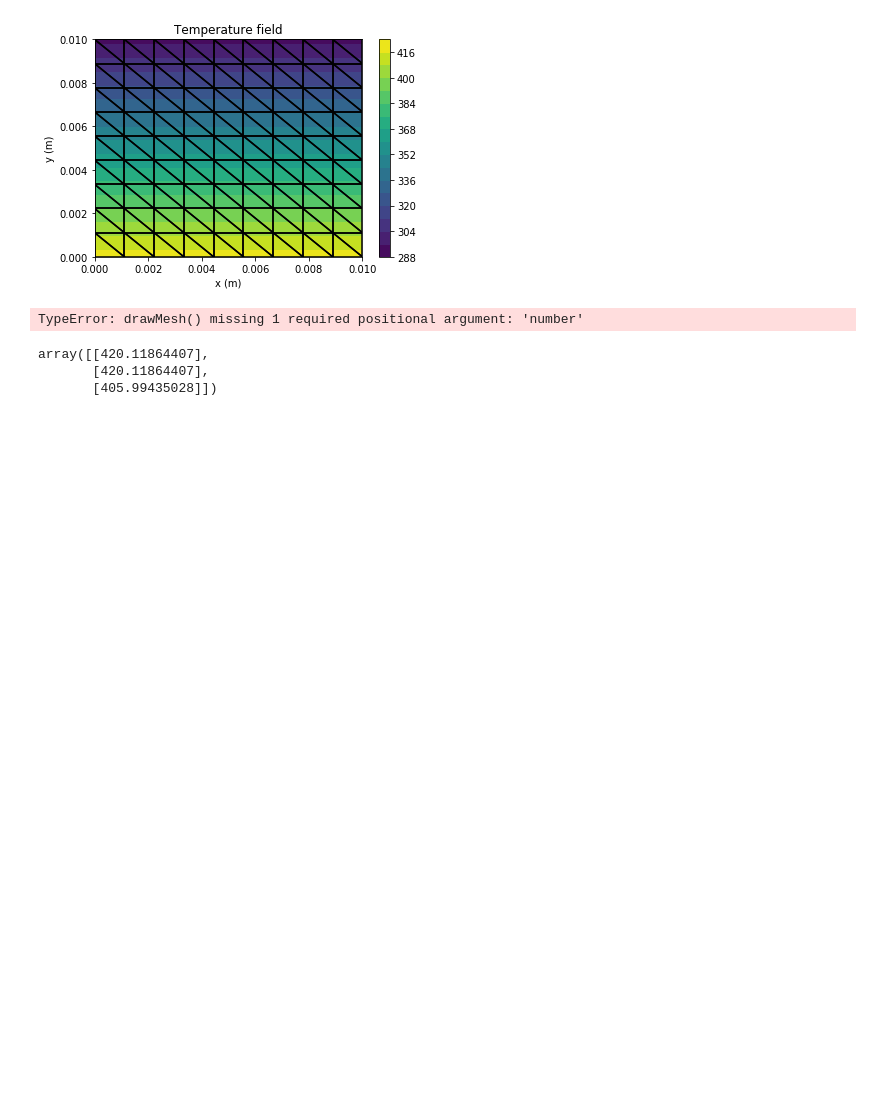
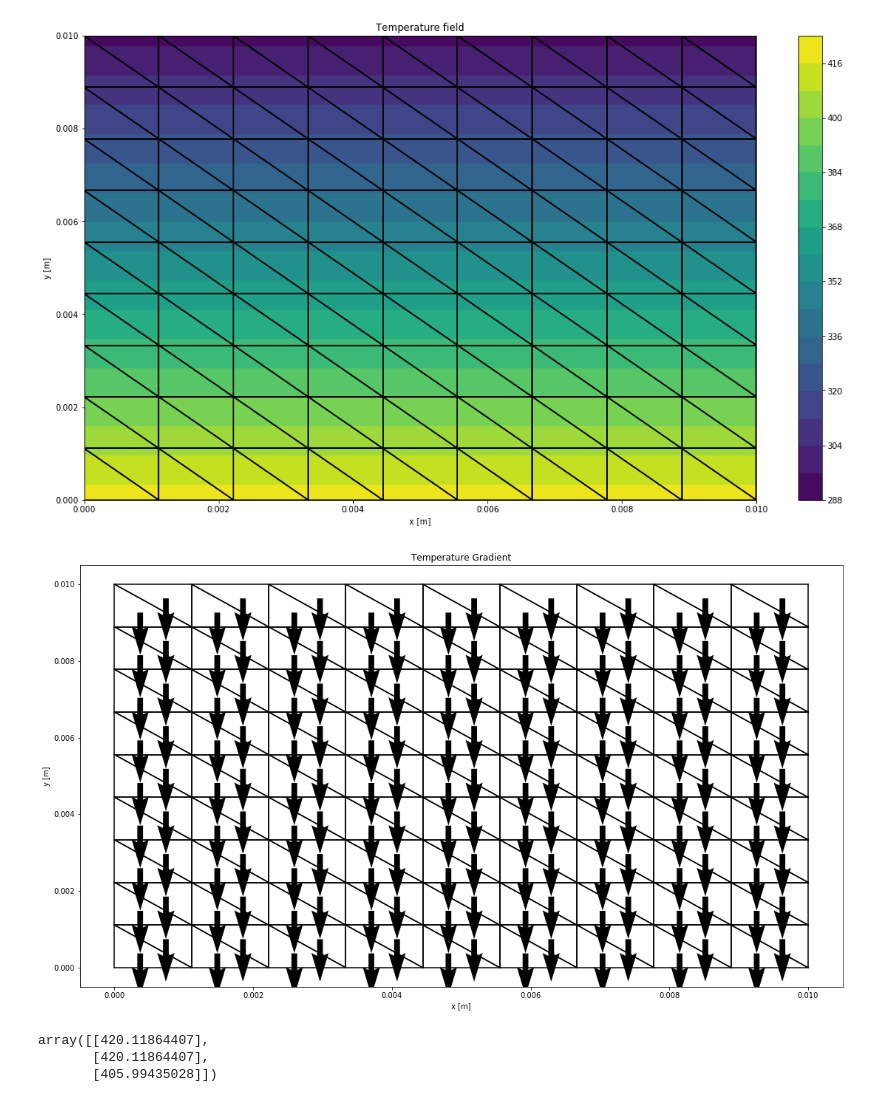
Before and after one commit to GenosW/NSSC2, a Jupyter notebook: exercise4/Ex4.ipynb, the cells around one changed output. Saved outputs shown, nothing was run; the diff lists cells and outputs as text; code cells hidden in the pictures; blank space fills up the shorter version.

```diff
--- a/exercise4/Ex4.ipynb
+++ b/exercise4/Ex4.ipynb
@@ -68,6 +68,7 @@ class Mesh:
         y = np.arange(self.numberElementsY+1)*self.L/self.numberElementsY
         X,Y = np.meshgrid(x,y)
         fig,ax=plt.subplots(1,1)
+        fig.set_size_inches(18.5, 10.5, forward=True)
         self.drawMesh(False)
         cp = ax.contourf(X, Y, self.T.reshape((n,n)),20)
         fig.colorbar(cp) # Add a colorbar to a plot
@@ -80,6 +81,16 @@ class Mesh:
         for e in self.elements:
             Ttemp = self.T[e.nodes-1]
             e.tempGrad = 1/(2*e.area) * np.array([[e.b1,e.b2,e.b3],[e.c1,e.c2,e.c3]]).dot(Ttemp)
+
+    def plotTemperatureGradient(self):
+        fig,ax=plt.subplots(1,1)
+        self.drawMesh(False)
+        for e in self.elements:
+            plt.quiver(e.center[0],e.center[1],e.tempGrad[0],e.tempGrad[1])
+        fig.set_size_inches(18.5, 10.5, forward=True)
+        ax.set_title('Temperature Gradient')
+        ax.set_xlabel('x [m]')
+        ax.set_ylabel('y [m]')
 # %%
 class Triangulation:
     def __init__(self,L,numberElementsX,numberElementsY,k,h):
@@ -123,36 +134,37 @@ n = 10  # number nodes in one direction
 dirichletT = 293
 q = 3000000
 
 # Temperature vector
 T = np.ones((n*n,1))*(-1)
 for i in np.linspace(90,99,10,dtype=int):
     T[i] = dirichletT
 
 # Load vector
 P = np.zeros((n*n,1))
 qPerArea = q*(L/(n-1)*hz)
 for i in range(10):
     P[i] = qPerArea
 P[0] = qPerArea/2
 P[9] = qPerArea/2
 
 Tri = Triangulation(L,n-1,n-1,k,hz)
 mesh = Tri.createTriangulation()
 H = mesh.assembleH()
 
 # System of equations
 T[0:90] = np.linalg.solve(H[0:90,0:90], P[0:90]-H[0:90,90:100].dot(T[90:100]))
 P[90:100] = H[90:100,0:90].dot(T[0:90]) + H[90:100,90:100].dot(T[90:100])
 mesh.storeT(T)
 
 # plot contour
 mesh.plotTemperatureField()
 
+# plot gradient
 mesh.calculateTempGradient()
-mesh.drawMesh()
+mesh.plotTemperatureGradient()
 # %% [output]
-[figure, old version]
+[figure, new version]
-TypeError: drawMesh() missing 1 required positional argument: 'number'
+[figure, added]
 # %%
 a = np.array([1,5,19])-1
 T[a]
```
